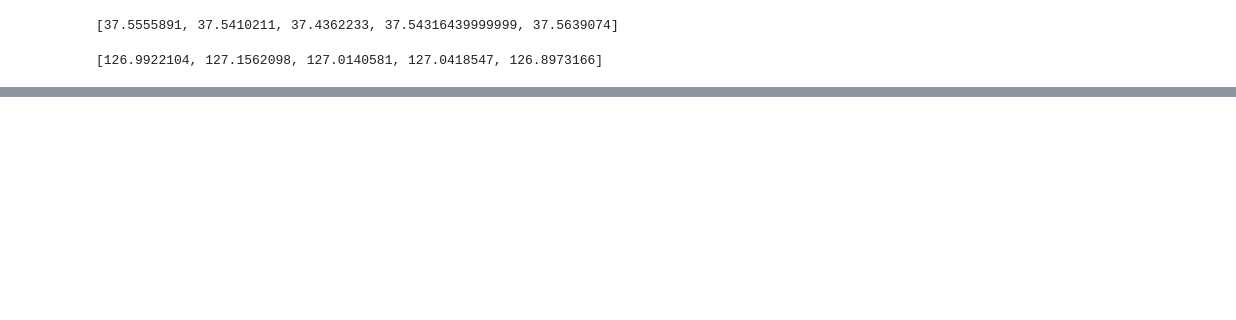
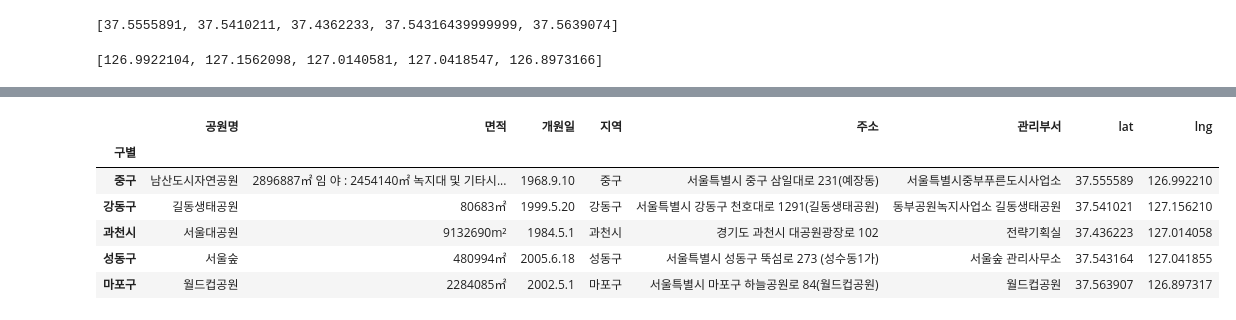
Before and after one commit to leele91/Data-Analysis-2020, a Jupyter notebook: 07.seoul/0004.공원.ipynb, the cells around one changed output, grey strips where cells are left out. Saved outputs shown, nothing was run; the diff lists cells and outputs as text; code cells hidden in the pictures; blank space fills up the shorter version.

```diff
--- a/07.seoul/0004.공원.ipynb
+++ b/07.seoul/0004.공원.ipynb
@@ -324,0 +335,11 @@ park.head()
+# %%
+park1.set_index('구별', inplace=True)
+park1.head()
+# %% [output]
+|  | 공원명 | 면적 | 개원일 | 지역 | 주소 | 관리부서 | lat | lng |
+| 구별 |  |  |  |  |  |  |  |  |
+| 중구 | 남산도시자연공원 | 2896887㎡ 임 야 : 2454140㎡ 녹지대 및 기타시... | 1968.9.10 | 중구 | 서울특별시 중구 삼일대로 231(예장동) | 서울특별시중부푸른도시사업소 | 37.555589 | 126.992210 |
+| 강동구 | 길동생태공원 | 80683㎡ | 1999.5.20 | 강동구 | 서울특별시 강동구 천호대로 1291(길동생태공원) | 동부공원녹지사업소 길동생태공원 | 37.541021 | 127.156210 |
+| 과천시 | 서울대공원 | 9132690m² | 1984.5.1 | 과천시 | 경기도 과천시 대공원광장로 102 | 전략기획실 | 37.436223 | 127.014058 |
+| 성동구 | 서울숲 | 480994㎡ | 2005.6.18 | 성동구 | 서울특별시 성동구 뚝섬로 273 (성수동1가) | 서울숲 관리사무소 | 37.543164 | 127.041855 |
+| 마포구 | 월드컵공원 | 2284085㎡ | 2002.5.1 | 마포구 | 서울특별시 마포구 하늘공원로 84(월드컵공원) | 월드컵공원 | 37.563907 | 126.897317 |
```
Also changed, not shown: parts of 6 cells of this notebook.
